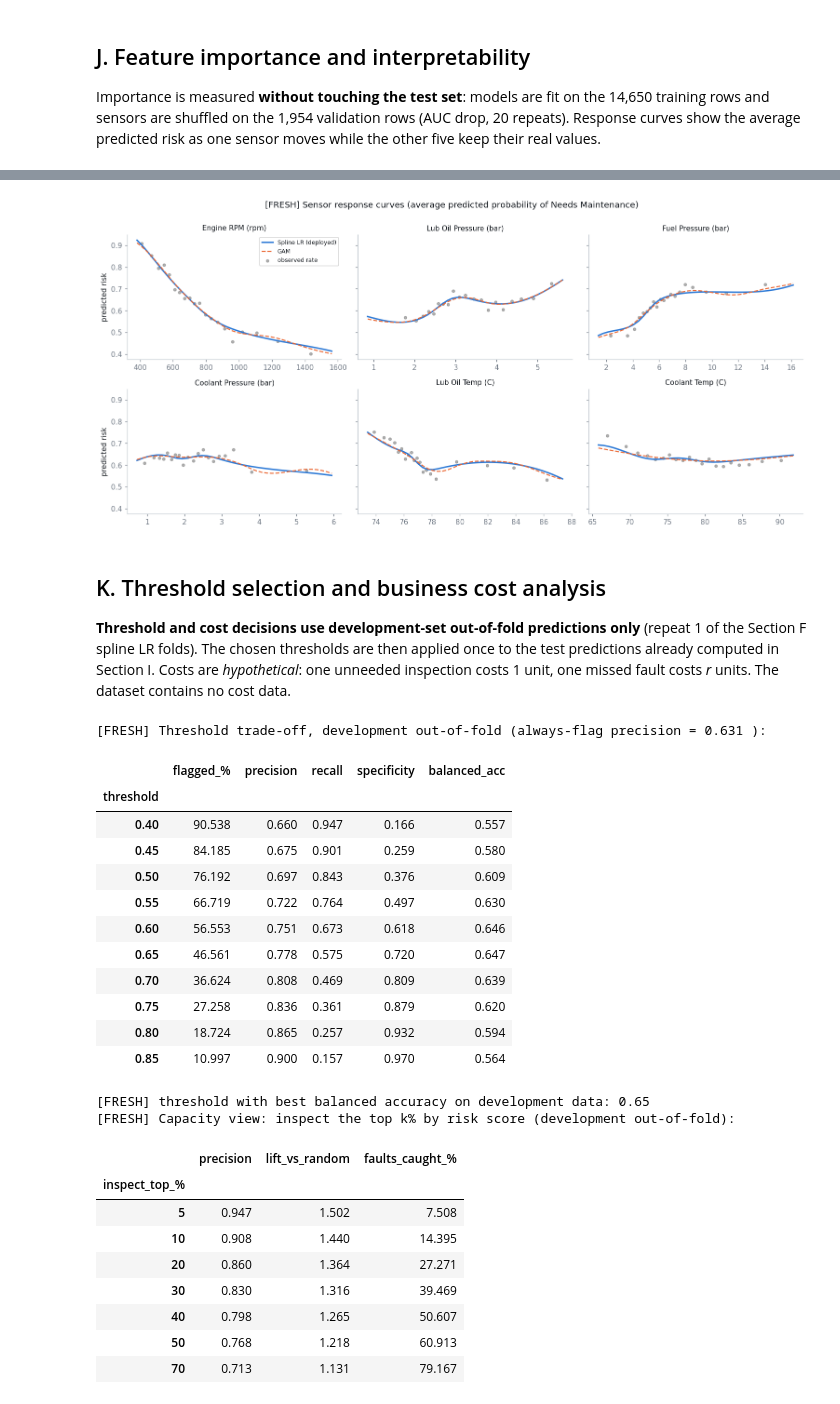
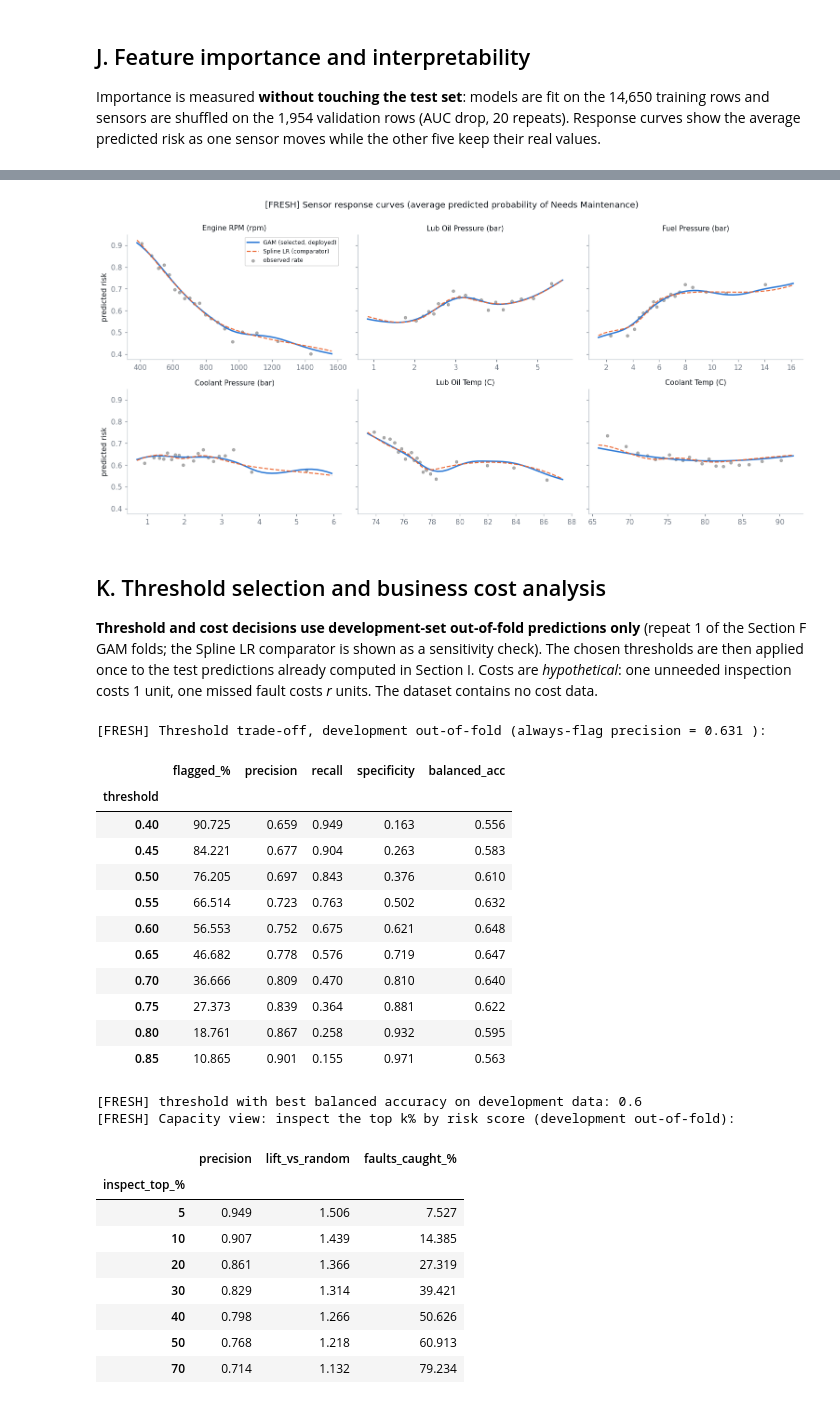
Before and after one commit to cynthia-0316/smartops, a Jupyter notebook: reports/colab_run/SmartOps_Final_Colab_Analysis.executed.ipynb, the cells around one changed output, grey strips where cells are left out. Saved outputs shown, nothing was run; the diff lists cells and outputs as text; code cells hidden in the pictures.

```diff
--- a/reports/colab_run/SmartOps_Final_Colab_Analysis.executed.ipynb
+++ b/reports/colab_run/SmartOps_Final_Colab_Analysis.executed.ipynb
@@ -64,7 +71,7 @@ plt.rcParams.update({"figure.dpi": 110, "axes.spines.top": False, "axes.spines.r
                      "grid.color": SMARTOPS["grid"], "figure.facecolor": "white", "axes.facecolor": "white", "font.family": "DejaVu Sans"})
 
 REPO_URL = "https://github.com/cynthia-0316/smartops.git"
-REPO_REF = "feat/final-colab-analysis"      # branch (or tag) to read the saved experiment artifacts from
+REPO_REF = "feat/final-colab-gam-consistency"      # branch (or tag) to read the saved experiment artifacts from
 
 # --- locate the repository files (clone in Colab; reuse the checkout if run from inside it) ---
 if Path("experiments/log.csv").exists():
@@ -419,6 +449,7 @@ team_log = pd.read_csv(ROOT / "results" / "model_results.csv")
 team_raw = team_log[team_log["features"] == "raw"].drop_duplicates("model", keep="last").set_index("model")
 pairs = {"Logistic regression (straight lines)": hist_log.loc["lr_linear", "auc"],
          "Spline LR (6 knots, C=0.03)": hist_log.loc["lr_spline_k6_C0.03", "auc"],
+         "GAM (20 splines)": hist_log.loc["pygam_ns20", "auc"],
          "Gaussian NB (rank-transformed)": hist_log.loc["gnb_quantile_normal", "auc"],
          "kNN k=300 (rank-transformed)": hist_log.loc["knn_quantile_k300", "auc"],
          "Random forest (500 trees, leaf 50)": hist_log.loc["rf_leaf50", "auc"],
@@ -520,31 +553,13 @@ print("[FRESH] total observations:", N + len(YT), "= development", N, "+ test",
 overlap_dt = len(key(pd.concat([train_df, val_df])) & key(X_te))
 print("[VERIFY] identical feature rows shared by development and test:", overlap_dt)
 
-final_model = spline_lr(6, C=0.03).fit(X, YV)
-p_spline = final_model.predict_proba(X_te)[:, 1]
-
-class GAM(BaseEstimator, ClassifierMixin):
-    """Penalised logistic GAM, as in experiments/batch5.py (smoothing chosen by a lambda grid inside the fit)."""
-    def __init__(self, n_splines=20, lams=None):
-        self.n_splines, self.lams = n_splines, lams
-    def fit(self, Xa, yy):
-        from pygam import LogisticGAM, s
-        Xa = np.asarray(Xa); terms = s(0, n_splines=self.n_splines)
-        for j in range(1, Xa.shape[1]): terms += s(j, n_splines=self.n_splines)
-        lams = np.logspace(-1, 3, 9) if self.lams is None else self.lams
-        self.g_ = LogisticGAM(terms).gridsearch(Xa, np.asarray(yy), lam=lams, progress=False); self.classes_ = np.array([0, 1]); return self
-    def predict_proba(self, Xa):
-        p = self.g_.predict_mu(np.asarray(Xa)); return np.c_[1 - p, p]
+spline_model = spline_lr(6, C=0.03).fit(X, YV)          # comparator: Spline Logistic Regression (kept as its own experiment)
+p_spline = spline_model.predict_proba(X_te)[:, 1]
 
 TEST_P = {"Spline LR (6 knots, C=0.03)": p_spline}
-if pygam is not None:
-    try:
-        t0 = time.time(); gam_model = GAM(20).fit(X, YV); TEST_P["GAM (20 splines)"] = gam_model.predict_proba(X_te)[:, 1]
-        print(f"[FRESH] GAM fit in {time.time() - t0:.0f}s")
-    except Exception as e:
-        gam_model = None; print("GAM could not be fitted in this runtime:", repr(e)[:200])
-else:
-    gam_model = None
+t0 = time.time(); gam_model = GAM(20).fit(X, YV); TEST_P["GAM (20 splines)"] = gam_model.predict_proba(X_te)[:, 1]
+print(f"[FRESH] GAM fit in {time.time() - t0:.0f}s")
+final_model = gam_model; p_final = TEST_P["GAM (20 splines)"]      # the SELECTED model
 if catboost is not None:
     cb_model = CatBoostClassifier(**CB_PARAMS, random_seed=RANDOM_STATE, verbose=0, thread_count=2, allow_writing_files=False).fit(X, YV)
     TEST_P["CatBoost (#13 settings)"] = cb_model.predict_proba(X_te)[:, 1]
@@ -631,7 +646,7 @@ Importance is measured **without touching the test set**: models are fit on the
 # %%
 X_tr, y_tr = train_df[RAW_FEATURES], train_df[TARGET].values
 X_va, y_va = val_df[RAW_FEATURES], val_df[TARGET].values
-imp_models = {"Spline LR": spline_lr(6, C=0.03).fit(X_tr, y_tr)}
+imp_models = {"GAM": GAM(20).fit(X_tr, y_tr), "Spline LR": spline_lr(6, C=0.03).fit(X_tr, y_tr)}
 if catboost is not None:
     imp_models["CatBoost"] = CatBoostClassifier(**CB_PARAMS, random_seed=RANDOM_STATE, verbose=0, thread_count=2, allow_writing_files=False).fit(X_tr, y_tr)
 imp = {}
@@ -639,7 +654,7 @@ for nm, m in imp_models.items():
     r = permutation_importance(m, X_va, y_va, scoring="roc_auc", n_repeats=20, random_state=RANDOM_STATE)
     imp[nm] = pd.DataFrame({"mean": r.importances_mean, "std": r.importances_std}, index=RAW_FEATURES)
     print(f"[FRESH] {nm}: validation AUC {roc_auc_score(y_va, m.predict_proba(X_va)[:, 1]):.4f}")
-order = imp["Spline LR"]["mean"].sort_values().index
+order = imp["GAM"]["mean"].sort_values().index
 fig, ax = plt.subplots(figsize=(8, 4)); h = 0.38
 for k, (nm, d) in enumerate(imp.items()):
     ax.barh(np.arange(6) + (k - 0.5 * (len(imp) - 1)) * h, d.loc[order, "mean"], xerr=d.loc[order, "std"], height=h, label=nm)
@@ -669,58 +685,59 @@ for ax, c in zip(axes.ravel(), RAW_FEATURES):
         for g in grid:
             Z = S.copy(); Z[c] = g; out.append(m.predict_proba(Z)[:, 1].mean())
         return out
-    ax.plot(grid, curve(final_model), lw=2, label="Spline LR (deployed)")
-    if gam_model is not None: ax.plot(grid, curve(gam_model), lw=1.5, ls="--", label="GAM")
+    ax.plot(grid, curve(gam_model), lw=2, label="GAM (selected, deployed)")
+    ax.plot(grid, curve(spline_model), lw=1.5, ls="--", label="Spline LR (comparator)")
     edges = np.unique(np.quantile(X[c], np.linspace(0, 1, 21))); idx = np.clip(np.digitize(X[c], edges[1:-1]), 0, len(edges) - 2)
     ax.scatter([X[c][idx == b].median() for b in range(len(edges) - 1)], [YV[idx == b].mean() for b in range(len(edges) - 1)], s=14, c="gray", alpha=.6, label="observed rate")
     ax.set_title(f"{c} ({UNITS[c]})", fontsize=10)
 axes[0, 0].legend(fontsize=8); axes[0, 0].set_ylabel("predicted risk"); axes[1, 0].set_ylabel("predicted risk")
 fig.suptitle("[FRESH] Sensor response curves (average predicted probability of Needs Maintenance)", y=1.0); plt.tight_layout(); plt.show()
 # %% [output]
-[figure, old version]
+[figure, new version]
 # %% [markdown]
 ## K. Threshold selection and business cost analysis
-**Threshold and cost decisions use development-set out-of-fold predictions only** (repeat 1 of the Section F spline LR folds).
+**Threshold and cost decisions use development-set out-of-fold predictions only** (repeat 1 of the Section F GAM folds; the Spline LR comparator is shown as a sensitivity check).
 The chosen thresholds are then applied once to the test predictions already computed in Section I.
 Costs are *hypothetical*: one unneeded inspection costs 1 unit, one missed fault costs *r* units. The dataset contains no cost data.
 # %%
-p_oof = OOF["Spline LR (6 knots, C=0.03)"][0]; prev = YV.mean()
+assert "GAM (20 splines)" in OOF, "the GAM cross-validation run (Section F) is required for the business analysis"
+p_oof = OOF["GAM (20 splines)"][0]; prev = YV.mean()      # selected model, development out-of-fold (repeat 1)
 def at_threshold(p, yy, t):
     pr = p >= t; tp = (pr & (yy == 1)).sum(); fp = (pr & (yy == 0)).sum(); fn = (~pr & (yy == 1)).sum(); tn = (~pr & (yy == 0)).sum()
     prec = tp / max(tp + fp, 1); rec = tp / (tp + fn); spec = tn / (tn + fp)
     return {"threshold": t, "flagged_%": 100 * pr.mean(), "precision": prec, "recall": rec, "specificity": spec, "balanced_acc": (rec + spec) / 2}
 thr = pd.DataFrame([at_threshold(p_oof, YV, t) for t in np.round(np.arange(0.40, 0.86, 0.05), 2)]).set_index("threshold")
 print("[FRESH] Threshold trade-off, development out-of-fold (always-flag precision =", round(float(prev), 3), "):")
 display(thr.round(3))
 T_BAL = float(thr["balanced_acc"].idxmax()); print("[FRESH] threshold with best balanced accuracy on development data:", T_BAL)
 
 order_ = np.argsort(-p_oof); ys = YV[order_]
 topk = pd.DataFrame([{"inspect_top_%": k, "precision": ys[:int(N * k / 100)].mean(), "lift_vs_random": ys[:int(N * k / 100)].mean() / prev,
                       "faults_caught_%": 100 * ys[:int(N * k / 100)].sum() / ys.sum()} for k in (5, 10, 20, 30, 40, 50, 70)]).set_index("inspect_top_%")
 print("[FRESH] Capacity view: inspect the top k% by risk score (development out-of-fold):"); display(topk.round(3))
 # %% [output]
 [FRESH] Threshold trade-off, development out-of-fold (always-flag precision = 0.631 ):
 |  | flagged_% | precision | recall | specificity | balanced_acc |
 | threshold |  |  |  |  |  |
-| 0.40 | 90.538 | 0.660 | 0.947 | 0.166 | 0.557 |
-| 0.45 | 84.185 | 0.675 | 0.901 | 0.259 | 0.580 |
-| 0.50 | 76.192 | 0.697 | 0.843 | 0.376 | 0.609 |
-| 0.55 | 66.719 | 0.722 | 0.764 | 0.497 | 0.630 |
-| 0.60 | 56.553 | 0.751 | 0.673 | 0.618 | 0.646 |
-| 0.65 | 46.561 | 0.778 | 0.575 | 0.720 | 0.647 |
-| 0.70 | 36.624 | 0.808 | 0.469 | 0.809 | 0.639 |
-| 0.75 | 27.258 | 0.836 | 0.361 | 0.879 | 0.620 |
-| 0.80 | 18.724 | 0.865 | 0.257 | 0.932 | 0.594 |
-| 0.85 | 10.997 | 0.900 | 0.157 | 0.970 | 0.564 |
+| 0.40 | 90.725 | 0.659 | 0.949 | 0.163 | 0.556 |
+| 0.45 | 84.221 | 0.677 | 0.904 | 0.263 | 0.583 |
+| 0.50 | 76.205 | 0.697 | 0.843 | 0.376 | 0.610 |
+| 0.55 | 66.514 | 0.723 | 0.763 | 0.502 | 0.632 |
+| 0.60 | 56.553 | 0.752 | 0.675 | 0.621 | 0.648 |
+| 0.65 | 46.682 | 0.778 | 0.576 | 0.719 | 0.647 |
+| 0.70 | 36.666 | 0.809 | 0.470 | 0.810 | 0.640 |
+| 0.75 | 27.373 | 0.839 | 0.364 | 0.881 | 0.622 |
+| 0.80 | 18.761 | 0.867 | 0.258 | 0.932 | 0.595 |
+| 0.85 | 10.865 | 0.901 | 0.155 | 0.971 | 0.563 |
-[FRESH] threshold with best balanced accuracy on development data: 0.65
+[FRESH] threshold with best balanced accuracy on development data: 0.6
 [FRESH] Capacity view: inspect the top k% by risk score (development out-of-fold):
 |  | precision | lift_vs_random | faults_caught_% |
 | inspect_top_% |  |  |  |
-| 5 | 0.947 | 1.502 | 7.508 |
-| 10 | 0.908 | 1.440 | 14.395 |
-| 20 | 0.860 | 1.364 | 27.271 |
-| 30 | 0.830 | 1.316 | 39.469 |
-| 40 | 0.798 | 1.265 | 50.607 |
+| 5 | 0.949 | 1.506 | 7.527 |
+| 10 | 0.907 | 1.439 | 14.385 |
+| 20 | 0.861 | 1.366 | 27.319 |
+| 30 | 0.829 | 1.314 | 39.421 |
+| 40 | 0.798 | 1.266 | 50.626 |
 | 50 | 0.768 | 1.218 | 60.913 |
-| 70 | 0.713 | 1.131 | 79.167 |
+| 70 | 0.714 | 1.132 | 79.234 |
 # %%
```
Also changed, not shown: parts of 21 cells of this notebook, 3 other files.
